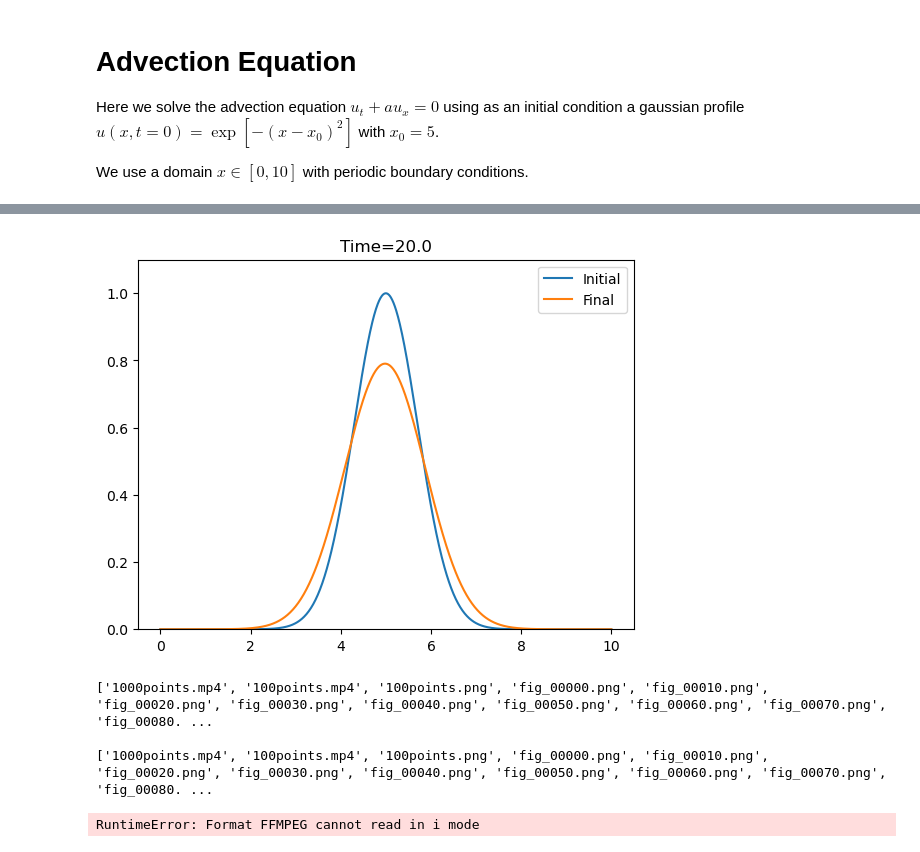
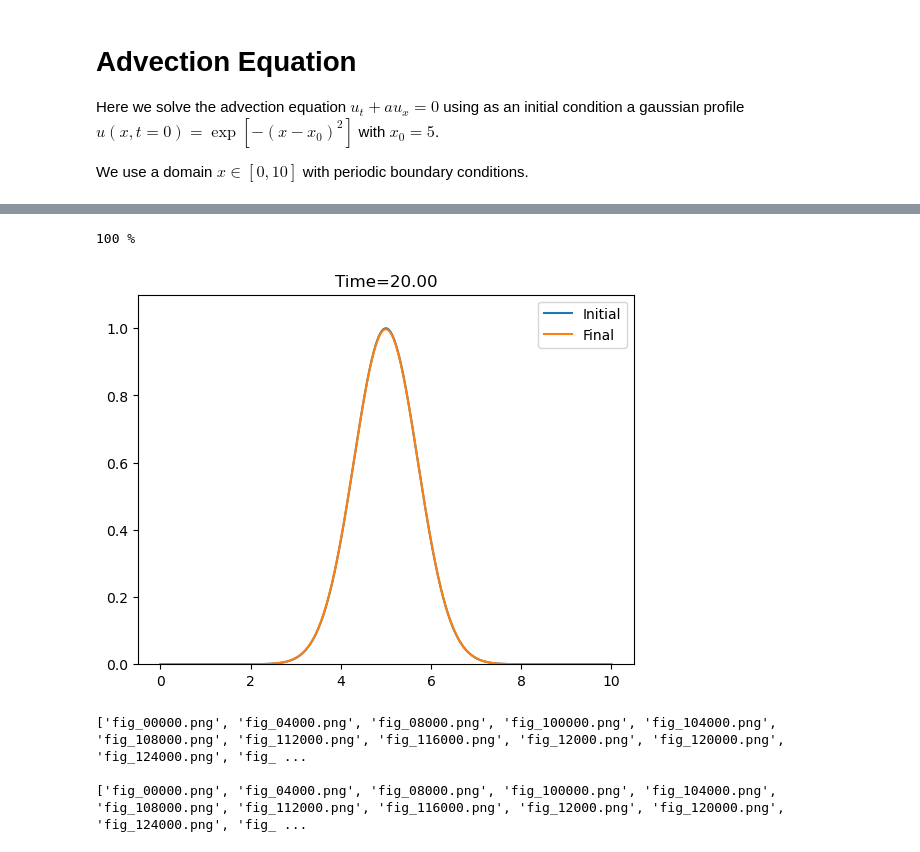
Before and after one commit to M-Bianchi/Numerical_Relativity, a Jupyter notebook: Advection/Advection_LaxFriedrichs.ipynb, the cells around one changed output, grey strips where cells are left out. Drawn from its saved outputs; the diff is of its cells as text; code cells hidden in the pictures.

Commit message:
LaxFriedrichs

```diff
--- a/Advection/Advection_LaxFriedrichs.ipynb
+++ b/Advection/Advection_LaxFriedrichs.ipynb
@@ -71,25 +51,22 @@ d:\OneDrive - Università degli Studi di Milano-Bicocca\Documenti\PythonProjects
 # %%
-import math
-
 # Initilize time and iteration counter
 t = 0.0
 i = 0
 
-#save the initial conditions
+# Save the initial conditions
 plt.plot(x, u_current)
-plt.title('Time='+str(round(t,2)))
-plt.ylim(0,1.1)
-plt.savefig('./images_LaxFriedrichs/fig_'+str(i).zfill(5)+'.png', dpi=200)
+plt.title(f'Time={round(t,2):.2f}')
+plt.ylim(0, 1.1)
+plt.savefig('./images/fig_'+str(i).zfill(5)+'.png', dpi=200)
 plt.close()
 
 #solve the advection equation
 while t < t_final:
     print(math.ceil(100*t/t_final), "%", end='\r')
 
-    # Compute the new solution using the FTCS method
-    # Note: np.roll(u_current, -1) is equivalent to u(j+1) and
-    #       np.roll(u_current,  1) is equivalent to u(j-1)
-    # using np.roll is equivalent to use periodic boundary conditions
+    # Compute the new solution using the Lax-Friedrichs method
+    # Note: np.roll(u_current, -1) is equivalent to u(j+1) and np.roll(u_current,  1) is equivalent to u(j-1)
+    # Using np.roll is equivalent to use periodic boundary conditions
     u_next = 0.5*(np.roll(u_current, -1) + np.roll(u_current, 1)) - a*dt/(2*dx)*(np.roll(u_current, -1) - np.roll(u_current, 1))
 
     # Update the solution
@@ -103,48 +80,48 @@ while t < t_final:
     l2norm.append(np.sqrt(np.sum(u_current**2)/len(u_current)))
     time.append(t)
 
-    # Plot the current result and save in an image every 10 iterations
-    if (i%10==0):
+    # Plot the current result and save in an image every t_final/dt/100 iterations
+    if (i%(t_final/dt/100)==0):
         plt.plot(x, u_current)
-        plt.title('Time='+str(round(t,2)))
+        plt.title(f'Time={round(t,2):.2f}')
         plt.ylim(0,1.1)
-        plt.savefig('./images_LaxFriedrichs/fig_'+str(i).zfill(5)+'.png', dpi=200)
+        plt.savefig('./images/fig_'+str(i).zfill(5)+'.png', dpi=200)
         plt.close()
+# %% [output]
+100 %
 # %%
 # Plot the final solution
 plt.plot(x, u_initial, label='Initial')
 plt.plot(x, u_current, label='Final')
-plt.title('Time='+str(round(t,2)))
-plt.ylim(0,1.1)
+plt.title(f'Time={round(t,2):.2f}')
+plt.ylim(0, 1.1)
 plt.legend()
 plt.show()
 # %% [output]
-[figure, old version]
+[figure, new version]
 # %%
-# set the directory where your images are stored
-directory = "./images_LaxFriedrichs/"
+# Set the directory where your images are stored
+directory = "./images/"
 
-# get the list of image files in the directory
+# Get the list of image files in the directory
 files = os.listdir(directory)
 
 print(files, '\n')
 
-# sort the files in alphanumeric order
-files=sorted(files)
+# Sort the files in alphanumeric order
+files = sorted(files)
 
 print(files)
 # %% [output]
-['1000points.mp4', '100points.mp4', '100points.png', 'fig_00000.png', 'fig_00010.png', 'fig_00020.png', 'fig_00030.png', 'fig_00040.png', 'fig_00050.png', 'fig_00060.png', 'fig_00070.png', 'fig_00080. ...
+['fig_00000.png', 'fig_04000.png', 'fig_08000.png', 'fig_100000.png', 'fig_104000.png', 'fig_108000.png', 'fig_112000.png', 'fig_116000.png', 'fig_12000.png', 'fig_120000.png', 'fig_124000.png', 'fig_ ...
 
-['1000points.mp4', '100points.mp4', '100points.png', 'fig_00000.png', 'fig_00010.png', 'fig_00020.png', 'fig_00030.png', 'fig_00040.png', 'fig_00050.png', 'fig_00060.png', 'fig_00070.png', 'fig_00080. ...
+['fig_00000.png', 'fig_04000.png', 'fig_08000.png', 'fig_100000.png', 'fig_104000.png', 'fig_108000.png', 'fig_112000.png', 'fig_116000.png', 'fig_12000.png', 'fig_120000.png', 'fig_124000.png', 'fig_ ...
 # %%
 import imageio
-with imageio.get_writer('./images_LaxFriedrichs/movie.mp4', mode='I', quality=10) as writer:
+with imageio.get_writer('./images/movie.mp4', mode='I', quality=10) as writer:
     for file in files:
-        image = imageio.imread('./images_LaxFriedrichs/'+file)
+        image = imageio.imread('./images/'+file)
         writer.append_data(image)
 
 files=[]
-# %% [output]
-RuntimeError: Format FFMPEG cannot read in i mode
 # %%
```
Also changed, not shown: parts of 5 cells of this notebook, 14 other files.
